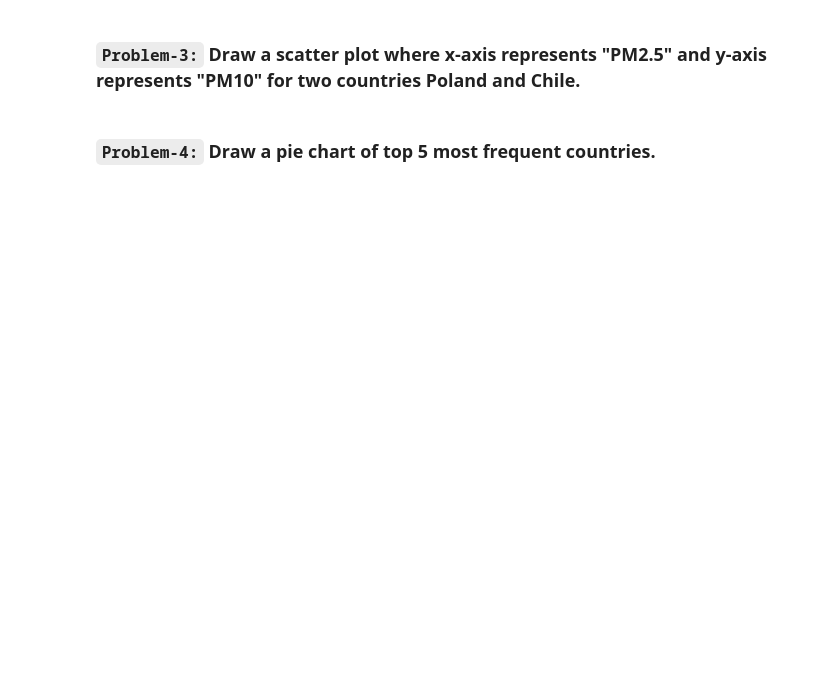
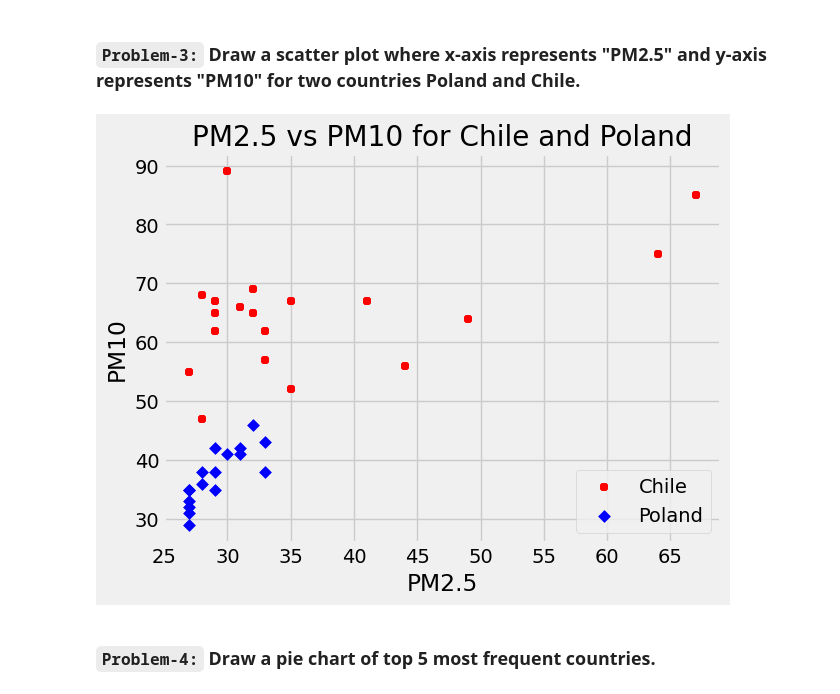
Before and after one commit to Apurba1903/DV_DA, a Jupyter notebook: Week 9 Task 23.ipynb, the cells around one changed output. Drawn from its saved outputs; the diff is of its cells as text; code cells hidden in the pictures; blank space fills up the shorter version.

```diff
--- a/Week 9 Task 23.ipynb
+++ b/Week 9 Task 23.ipynb
@@ -19,2 +57,19 @@ Dataset link: https://tinyurl.com/2fe6vz4u
+# %%
+# Code Here
+
+chile = df.query('Country == "Chile"')
+poland = df.query('Country == "Poland"')
+# %%
+plt.scatter(chile['PM2.5'], chile['PM10'], marker='+', color='red', label = 'Chile')
+plt.scatter(poland['PM2.5'], poland['PM10'], marker='D', color='blue', label = 'Poland')
+
+plt.xlabel('PM2.5')
+plt.ylabel('PM10')
+plt.title('PM2.5 vs PM10 for Chile and Poland')
+plt.legend()
+
+plt.show()
+# %% [output]
+[figure, added]
 # %% [markdown]
 ### **`Problem-4:`** Draw a pie chart of top 5 most frequent countries.
```
Also changed, not shown: parts of 33 cells of this notebook.
